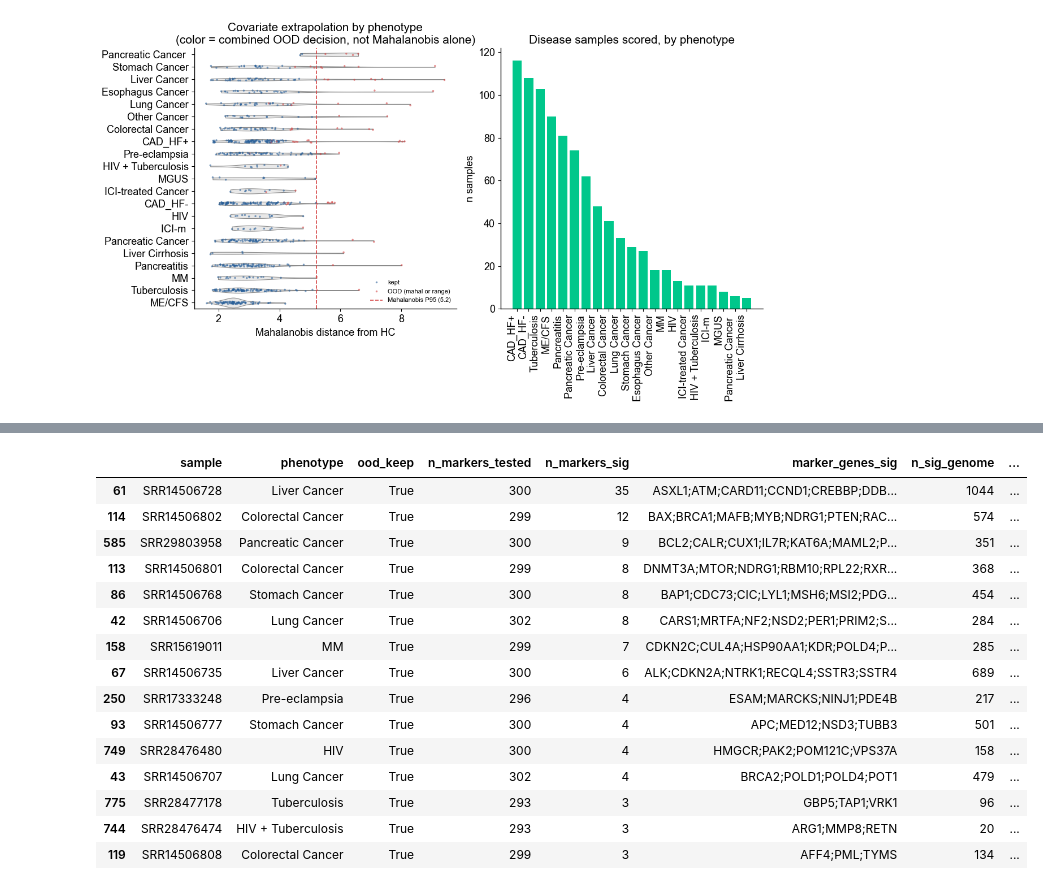
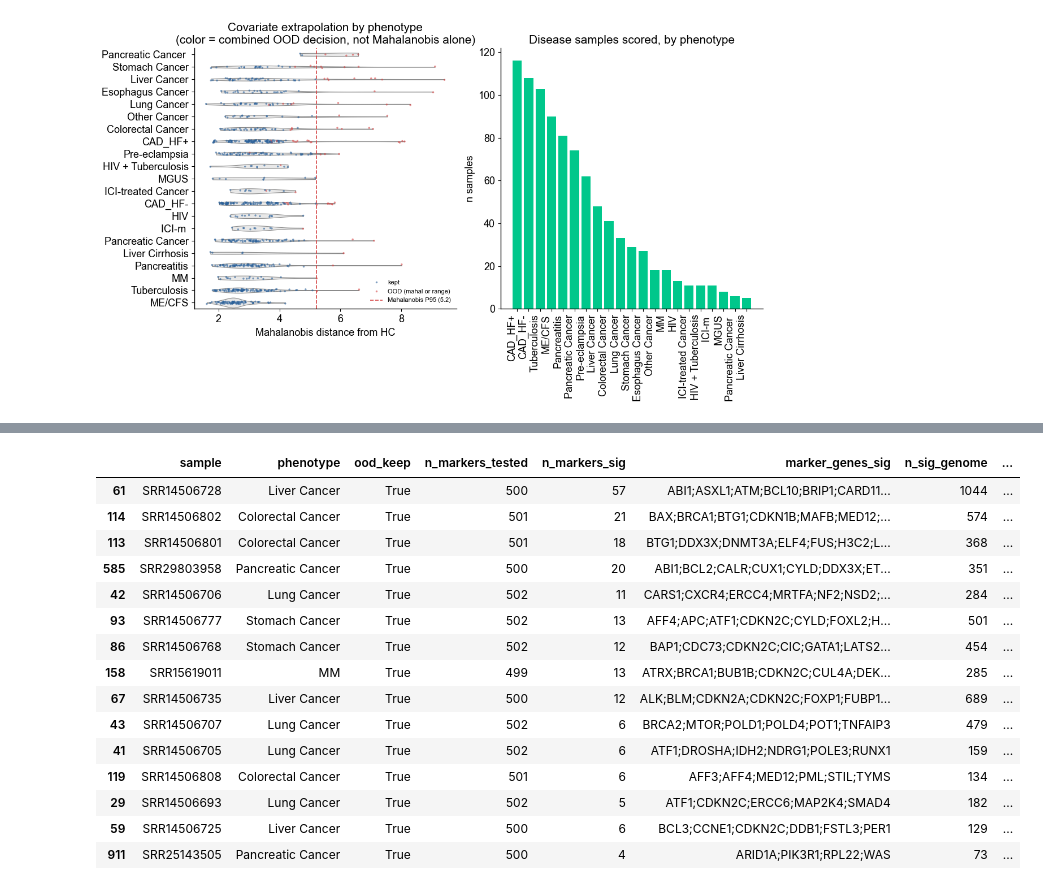
Before and after one commit to jmj3078/cfRNA_Disentaglement, a Jupyter notebook: MixedEffectsModeling/3_disease_scoring.ipynb, the cells around one changed output, grey strips where cells are left out. Drawn from its saved outputs; the diff is of its cells as text; code cells hidden in the pictures.

```diff
--- a/MixedEffectsModeling/3_disease_scoring.ipynb
+++ b/MixedEffectsModeling/3_disease_scoring.ipynb
@@ -227,32 +253,3 @@ chrom_of = var['Chromosome']
 tick_df = var.groupby('Chromosome')['x'].median().reindex([c for c in CHROM_ORDER if c in var['Chromosome'].values])
 tick_x = tick_df.values
 tick_lab = [c.replace('chr', '') for c in tick_df.index]
-# %%
-# alternating chromosome colors, index-aligned to gene_names order (= Z_shash columns)
-chrom_color = np.where(chrom_of.map(chrom_rank).astype(float).reindex(gene_names).fillna(0).values % 2 == 0, '#2a6099', '#aec6e8')
-
-name2row = {n: i for i, n in enumerate(names_dis)}
-n_row = int(np.ceil(N_TOP / 3))
-fig, axes = plt.subplots(n_row, 3, figsize=(18, 4.5 * n_row), sharey=True)
-axes = np.atleast_1d(axes).flatten()
-
-for ax, (_, row) in zip(axes, top.iterrows()):
-    i = name2row[row['sample']]
-    z = Z_shash[i]
-    p = 2 * norm.sf(np.abs(np.nan_to_num(z)))
-    p[~np.isfinite(z)] = np.nan
-    neglog10p = -np.log10(np.clip(p, 1e-300, 1))
-
-    ax.scatter(x_pos, neglog10p, c=chrom_color, s=4, alpha=0.6, edgecolors='none')
-    if np.isfinite(row['p_thr']):
-        ax.axhline(-np.log10(row['p_thr']), color='#d64545', ls='--', lw=1)
-    ax.set_xticks(tick_x)
-    ax.set_xticklabels(tick_lab, fontsize=6)
-    ax.set_title(f"{row['sample']} ({row['phenotype']})\nn_sig={int(row['n_sig'])}", fontsize=9)
-    ax.set_xlim(0, len(gene_names))
-
-for ax in axes[len(top):]:
-    ax.axis('off')
-fig.supylabel('-log10(p), SHASH-corrected Z')
-plt.tight_layout()
-fig.savefig(ZDIR / 'manhattan_top_samples.png', bbox_inches='tight')
@@ -262,8 +257,8 @@ fig.savefig(ZDIR / 'manhattan_top_samples.png', bbox_inches='tight')
 import json
 
 REF_DIR = Path('Benchmark/disease_reference')
-MARKER_TOPN = 300
-MARKER_SCORE_FLOOR = 0.05
+MARKER_TOPN = 500
+MARKER_SCORE_FLOOR = 0.01
 
 sym_of = sc.read_h5ad(config.H5AD_PATH, backed='r').var['GeneName'].reindex(gene_names)
 sym2cols = {}
@@ -271,6 +266,7 @@ for j, sym in enumerate(sym_of.values):
     sym2cols.setdefault(sym, []).append(j)
 
 pheno_markers = {}
+pheno_scores = {}  # sym -> OT association score, drives both label ranking and sample ranking below
 for f in REF_DIR.glob('*.json'):
     rec = json.load(open(f))
     if rec['phenotype'] == 'MGUS':  # OT association pool too thin (22 genes) for any panel size
@@ -279,6 +275,7 @@ for f in REF_DIR.glob('*.json'):
     floored = [g for g, s in ranked if s >= MARKER_SCORE_FLOOR]
     genes = set(floored[:MARKER_TOPN]) | set(rec.get('supplement', {}).get('genes', []))
     pheno_markers[rec['phenotype']] = genes
+    pheno_scores[rec['phenotype']] = dict(rec['genes'])
 
 p_all = 2 * norm.sf(np.abs(Z_shash))
 phenotype_stripped = pd.Series(phenotype_dis).str.strip().values
@@ -288,14 +285,18 @@ n_sig_of = sig_df.set_index('sample')['n_sig']  # genome-wide BH-significant gen
 rows = []
 for i, (name, ph) in enumerate(zip(names_dis, phenotype_stripped)):
     markers = pheno_markers.get(ph)
+    scores = pheno_scores.get(ph, {})
     p_thr = p_thr_of.get(name, np.nan)
     marker_cols = sorted({j for sym in (markers or []) for j in sym2cols.get(sym, [])})
     hit_syms = ([] if not marker_cols or not np.isfinite(p_thr)
                 else sorted({sym_of.iloc[j] for j in marker_cols if p_all[i, j] <= p_thr}))
-    rows.append((name, ph, ood_keep[i], len(marker_cols), len(hit_syms), ';'.join(hit_syms), int(n_sig_of.get(name, 0))))
+    hit_scores = [scores.get(s, 0.0) for s in hit_syms]
+    rows.append((name, ph, ood_keep[i], len(marker_cols), len(hit_syms), ';'.join(hit_syms), int(n_sig_of.get(name, 0)),
+                float(np.sum(hit_scores)), float(np.mean(hit_scores)) if hit_scores else 0.0))
 
 marker_df = pd.DataFrame(rows, columns=['sample', 'phenotype', 'ood_keep', 'n_markers_tested',
-                                        'n_markers_sig', 'marker_genes_sig', 'n_sig_genome'])
+                                        'n_markers_sig', 'marker_genes_sig', 'n_sig_genome',
+                                        'marker_score_sum', 'marker_score_mean'])
 marker_df['frac_markers_sig'] = marker_df['n_markers_sig'] / marker_df['n_markers_tested'].replace(0, np.nan)
 marker_df.to_csv(ZDIR / 'sample_marker_hits.csv', index=False)
 
@@ -303,7 +304,7 @@ print(marker_df.groupby('phenotype').agg(
     n_samples=('sample', 'size'), n_markers=('n_markers_tested', 'first'),
     mean_n_sig_genome=('n_sig_genome', 'mean'), mean_frac_sig=('frac_markers_sig', 'mean')).to_string())
 marker_df[marker_df['ood_keep'] & (marker_df['n_markers_tested'] > 0)].sort_values(
-    'frac_markers_sig', ascending=False).head(15)
+    'marker_score_sum', ascending=False).head(15)
 # %% [output]
                     n_samples  n_markers  mean_n_sig_genome  mean_frac_sig
 phenotype
@@ -325,16 +326,16 @@ Tuberculosis              103        293          22.165049       0.001127
 |  | sample | phenotype | ood_keep | n_markers_tested | n_markers_sig | marker_genes_sig | n_sig_genome | ... |
-| 61 | SRR14506728 | Liver Cancer | True | 300 | 35 | ASXL1;ATM;CARD11;CCND1;CREBBP;DDB... | 1044 | ... |
-| 114 | SRR14506802 | Colorectal Cancer | True | 299 | 12 | BAX;BRCA1;MAFB;MYB;NDRG1;PTEN;RAC... | 574 | ... |
-| 585 | SRR29803958 | Pancreatic Cancer | True | 300 | 9 | BCL2;CALR;CUX1;IL7R;KAT6A;MAML2;P... | 351 | ... |
-| 113 | SRR14506801 | Colorectal Cancer | True | 299 | 8 | DNMT3A;MTOR;NDRG1;RBM10;RPL22;RXR... | 368 | ... |
-| 86 | SRR14506768 | Stomach Cancer | True | 300 | 8 | BAP1;CDC73;CIC;LYL1;MSH6;MSI2;PDG... | 454 | ... |
-| 42 | SRR14506706 | Lung Cancer | True | 302 | 8 | CARS1;MRTFA;NF2;NSD2;PER1;PRIM2;S... | 284 | ... |
-| 158 | SRR15619011 | MM | True | 299 | 7 | CDKN2C;CUL4A;HSP90AA1;KDR;POLD4;P... | 285 | ... |
-| 67 | SRR14506735 | Liver Cancer | True | 300 | 6 | ALK;CDKN2A;NTRK1;RECQL4;SSTR3;SSTR4 | 689 | ... |
-| 250 | SRR17333248 | Pre-eclampsia | True | 296 | 4 | ESAM;MARCKS;NINJ1;PDE4B | 217 | ... |
-| 93 | SRR14506777 | Stomach Cancer | True | 300 | 4 | APC;MED12;NSD3;TUBB3 | 501 | ... |
-| 749 | SRR28476480 | HIV | True | 300 | 4 | HMGCR;PAK2;POM121C;VPS37A | 158 | ... |
-| 43 | SRR14506707 | Lung Cancer | True | 302 | 4 | BRCA2;POLD1;POLD4;POT1 | 479 | ... |
-| 775 | SRR28477178 | Tuberculosis | True | 293 | 3 | GBP5;TAP1;VRK1 | 96 | ... |
-| 744 | SRR28476474 | HIV + Tuberculosis | True | 293 | 3 | ARG1;MMP8;RETN | 20 | ... |
-| 119 | SRR14506808 | Colorectal Cancer | True | 299 | 3 | AFF4;PML;TYMS | 134 | ... |
+| 61 | SRR14506728 | Liver Cancer | True | 500 | 57 | ABI1;ASXL1;ATM;BCL10;BRIP1;CARD11... | 1044 | ... |
+| 114 | SRR14506802 | Colorectal Cancer | True | 501 | 21 | BAX;BRCA1;BTG1;CDKN1B;MAFB;MED12;... | 574 | ... |
+| 113 | SRR14506801 | Colorectal Cancer | True | 501 | 18 | BTG1;DDX3X;DNMT3A;ELF4;FUS;H3C2;L... | 368 | ... |
+| 585 | SRR29803958 | Pancreatic Cancer | True | 500 | 20 | ABI1;BCL2;CALR;CUX1;CYLD;DDX3X;ET... | 351 | ... |
+| 42 | SRR14506706 | Lung Cancer | True | 502 | 11 | CARS1;CXCR4;ERCC4;MRTFA;NF2;NSD2;... | 284 | ... |
+| 93 | SRR14506777 | Stomach Cancer | True | 502 | 13 | AFF4;APC;ATF1;CDKN2C;CYLD;FOXL2;H... | 501 | ... |
+| 86 | SRR14506768 | Stomach Cancer | True | 502 | 12 | BAP1;CDC73;CDKN2C;CIC;GATA1;LATS2... | 454 | ... |
+| 158 | SRR15619011 | MM | True | 499 | 13 | ATRX;BRCA1;BUB1B;CDKN2C;CUL4A;DEK... | 285 | ... |
+| 67 | SRR14506735 | Liver Cancer | True | 500 | 12 | ALK;BLM;CDKN2A;CDKN2C;FOXP1;FUBP1... | 689 | ... |
+| 43 | SRR14506707 | Lung Cancer | True | 502 | 6 | BRCA2;MTOR;POLD1;POLD4;POT1;TNFAIP3 | 479 | ... |
+| 41 | SRR14506705 | Lung Cancer | True | 502 | 6 | ATF1;DROSHA;IDH2;NDRG1;POLE3;RUNX1 | 159 | ... |
+| 119 | SRR14506808 | Colorectal Cancer | True | 501 | 6 | AFF3;AFF4;MED12;PML;STIL;TYMS | 134 | ... |
+| 29 | SRR14506693 | Lung Cancer | True | 502 | 5 | ATF1;CDKN2C;ERCC6;MAP2K4;SMAD4 | 182 | ... |
+| 59 | SRR14506725 | Liver Cancer | True | 500 | 6 | BCL3;CCNE1;CDKN2C;DDB1;FSTL3;PER1 | 129 | ... |
+| 911 | SRR25143505 | Pancreatic Cancer | True | 500 | 4 | ARID1A;PIK3R1;RPL22;WAS | 73 | ... |
```
Also changed, not shown: parts of 12 cells of this notebook, 33 other files.
